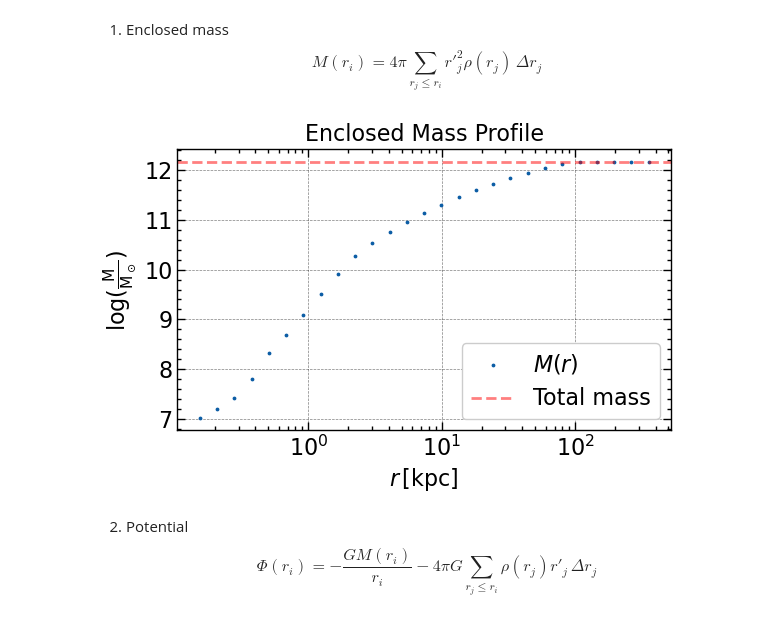
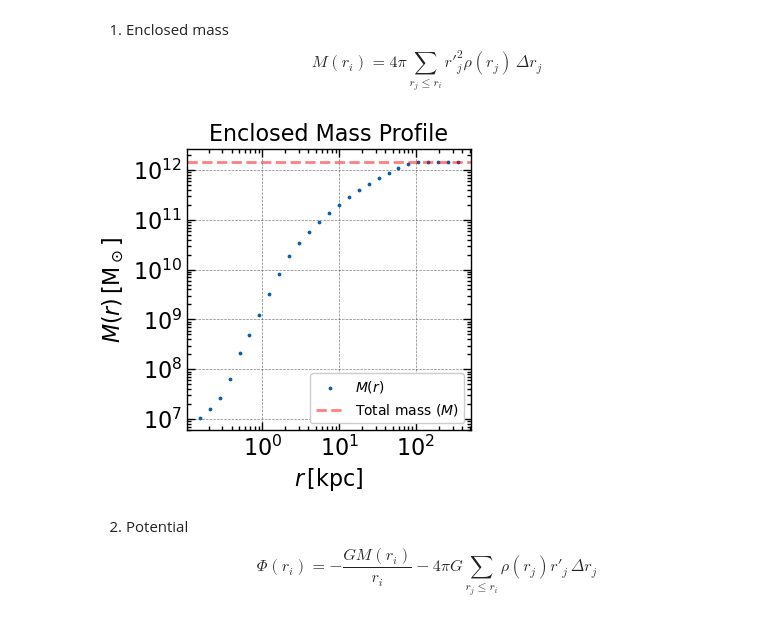
Before and after one commit to Jitskeverheecke/TANA_Project, a Jupyter notebook: project.ipynb, the cells around one changed output. Cells and saved outputs as stored; diff of their text form; code cells hidden in the pictures.

```diff
--- a/project.ipynb
+++ b/project.ipynb
@@ -9,9 +9,6 @@ from astropy import constants as c
 from astropy import units as u
 #import pandas as pd
 #import seaborn as sns
-# %%
-import scienceplots
-plt.style.use(['science', 'notebook', 'grid'])
 # %% [markdown]
 ### Data structure
 # %%
@@ -249,7 +300,7 @@ plt.show()
 # %% [output]
 [figure]
 # %%
-n_bins = 25
+n_bins = 28
 r_min, r_max = r.min(), r.max()
 #radial_edges = np.linspace(r_min, r_max, n_bins+1)
 radial_edges = np.logspace(np.log10(r_min.value), np.log10(r_max.value), n_bins+1)
@@ -324,7 +376,7 @@ Compute a histogram for different radii
 # %%
 n_bins = 28
 bins = np.logspace(np.log10(r_min.value), np.log10(r_max.value), n_bins)*kpc
-r_j = 1/2* (bins[1:] + bins[:-1])
+r_j_ = 1/2* (bins[1:] + bins[:-1])
 # %%
 counts, _ = np.histogram(r.value, bins=bins.value)
 vol = (4/3) * np.pi * (bins[1:]**3 - bins[:-1]**3)
@@ -356,20 +445,22 @@ M_j = 4 * np.pi * np.cumsum(rho_j * r_j**2 * np.diff(bins))
 #M_j
 # %%
 plt.close('all')
-plt.figure(figsize=(6,4))
-plt.scatter(r_j, np.log10(M_j.value), s=12, label=r'$M(r)$', marker='.')
+plt.figure(figsize=(4,4))
+plt.scatter(r_j, M_j.value, s=12, label=r'$M(r)$', marker='.')
 plt.xlabel(r'$r\,[\text{kpc}]$')
-plt.ylabel(r'$\text{log}(\frac{\text{M}}{\text{M}_\odot})$')
-plt.axhline(np.log10(M.value), color='red', linestyle='--', label='Total mass', alpha=0.5)
+plt.ylabel(r'$M(r)\, [\text{M}_\odot]$')
+plt.axhline(M.value, color='red', linestyle='--', label='Total mass ($M$)', alpha=0.5)
 plt.title('Enclosed Mass Profile')
 #plt.xlim(0, 150)
 plt.xscale('log')
-plt.legend()
+plt.yscale('log')
+plt.legend(fontsize=10)
 plt.tight_layout()
-plt.savefig('Figures/Enclosed_Mass_Profile.pdf', bbox_inches='tight')
+#plt.savefig('Figures/Enclosed_Mass_Profile.pdf', bbox_inches='tight')
+plt.savefig('Paper/Figures/Enclosed_Mass_Profile.png', bbox_inches='tight', dpi=300)
 plt.show()
 # %% [output]
-[figure, old version]
+[figure, new version]
 # %% [markdown]
 2. Potential
 \begin{equation}
```
Also changed, not shown: parts of 18 cells of this notebook, 49 other files.
